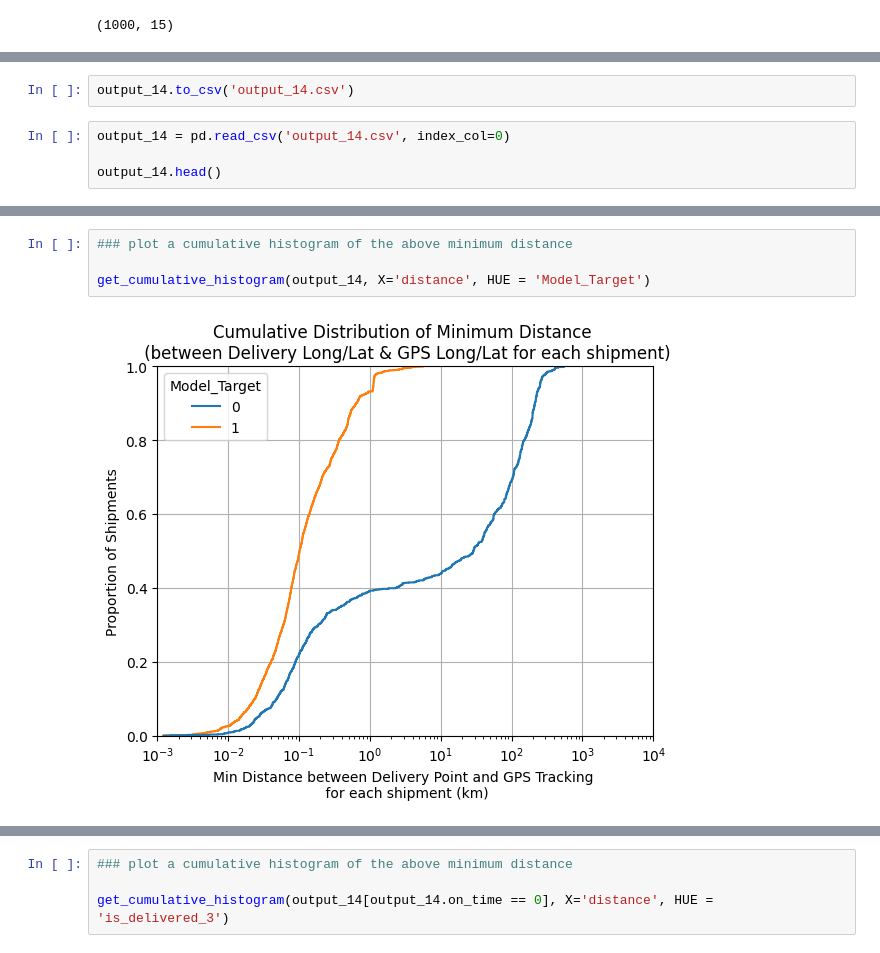
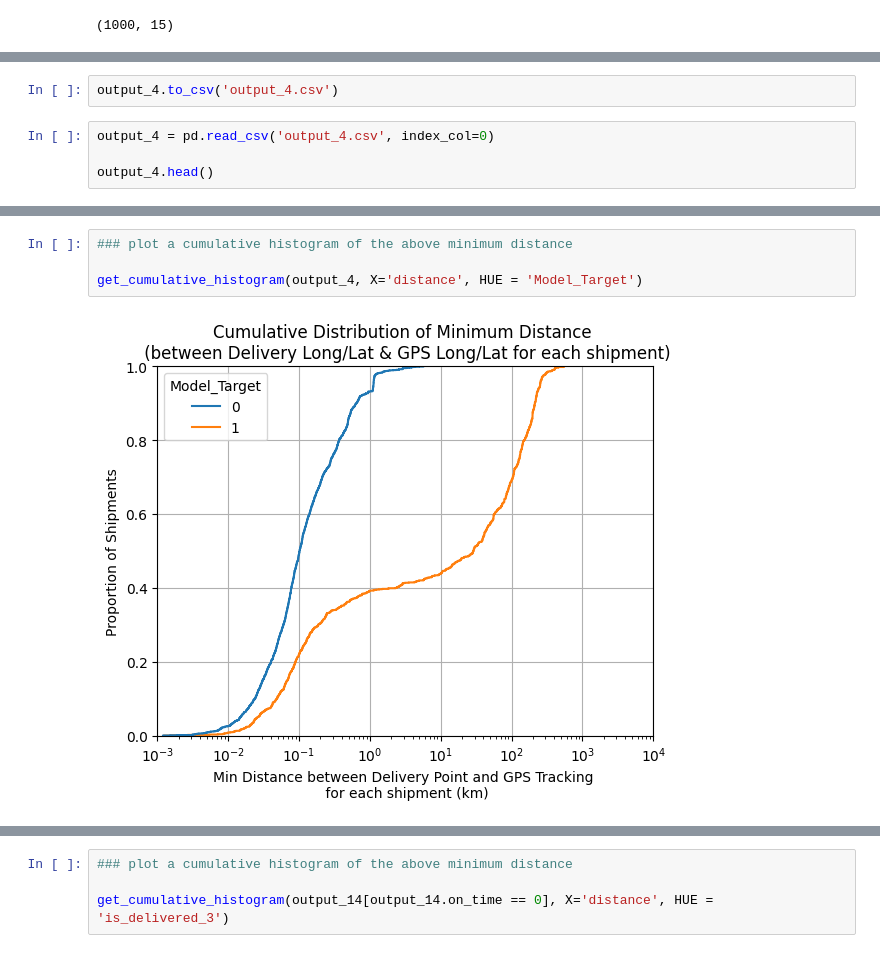
Before and after one commit to abhigued/digihaul_assessment, a Jupyter notebook: OneDrive_1_26-09-2024/Assessment.ipynb, the cells around one changed output, grey strips where cells are left out. Cells and saved outputs as stored; diff of their text form.

```diff
--- a/OneDrive_1_26-09-2024/Assessment.ipynb
+++ b/OneDrive_1_26-09-2024/Assessment.ipynb
@@ -329,11 +350,11 @@ output_14.head()
 | 3 | 192cd5b5-978c-4681-b206-2f4d04e081ec | SEZHUK-230929-248494 | CAUK000618 | Tractor Unit | Curtain-Side 13.6M Trailer | DE14 2WT | ... |
 | 4 | 192cd5b5-978c-4681-b206-2f4d04e081ec | SEZHUK-231002-249266 | CAUK000235 | Tractor Unit | Curtain-Side 13.6M Trailer | DE14 2WT | ... |
 # %%
-output_14.to_csv('output_14.csv')
+output_4.to_csv('output_4.csv')
 # %%
-output_14 = pd.read_csv('output_14.csv', index_col=0)
+output_4 = pd.read_csv('output_4.csv', index_col=0)
 
-output_14.head()
+output_4.head()
 # %% [output]
 |  | PROJECT_ID | SHIPMENT_NUMBER | CARRIER_DISPLAY_ID | VEHICLE_SIZE | VEHICLE_BUILD_UP | FIRST_COLLECTION_POST_CODE | ... |
 | 0 | 09585ac3-30ad-4115-b56c-878a25db4b76 | SEZHUK-231212-272534 | CAUK000034 | Tractor Unit | Curtain Side | MK42 0PE | ... |
@@ -344,7 +365,7 @@ output_14.head()
 # %%
 ### plot a cumulative histogram of the above minimum distance
 
-get_cumulative_histogram(output_14, X='distance', HUE = 'Model_Target')
+get_cumulative_histogram(output_4, X='distance', HUE = 'Model_Target')
 # %% [output]
-[figure, old version]
+[figure, new version]
 # %%
```
Also changed, not shown: parts of 21 cells of this notebook, 1 other file.
